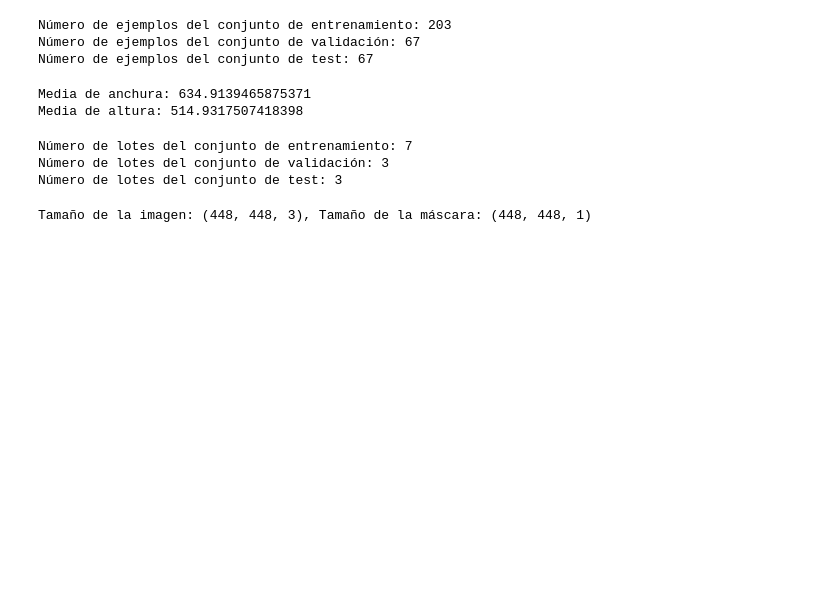
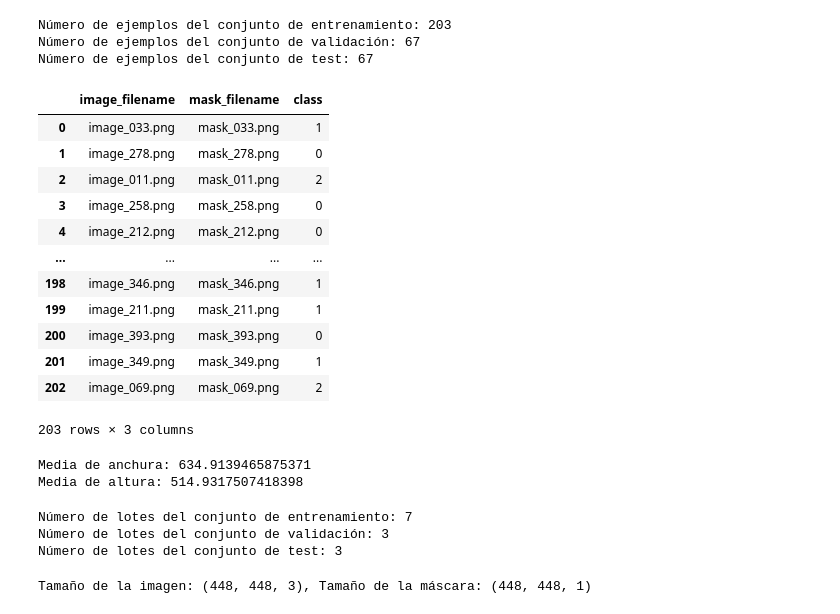
Before and after one commit to 288756/VisArtificial, a Jupyter notebook: Miniproyecto.ipynb, the cells around one changed output. Saved outputs shown, nothing was run; the diff lists cells and outputs as text; code cells hidden in the pictures; blank space fills up the shorter version.

```diff
--- a/Miniproyecto.ipynb
+++ b/Miniproyecto.ipynb
@@ -48,13 +48,4 @@ dftest = pd.read_csv(csvtest_file, dtype={"class": "category"})
 
 # Codificar las etiquetas utilizando LabelEncoder
 label_encoder = LabelEncoder()
-df['class_encoded'] = label_encoder.fit_transform(df['class'])
-
-# Convertir las etiquetas codificadas en un vector one-hot
-class_one_hot = pd.get_dummies(df['class_encoded'], prefix='class')
-
-# Renombrar las columnas del vector one-hot
-class_one_hot.columns = ['normal', 'benign', 'malignant']
-
-# Concatenar el DataFrame original con las etiquetas one-hot y la columna 'mask_filename'
-df = pd.concat([df[['image_filename', 'mask_filename']], class_one_hot], axis=1)
+df['class'] = label_encoder.fit_transform(df['class'])
@@ -162,6 +69,22 @@ dftest = dftest.reset_index(drop=True)
 Número de ejemplos del conjunto de entrenamiento: 203
 Número de ejemplos del conjunto de validación: 67
 Número de ejemplos del conjunto de test: 67
+# %%
+dftrain
+# %% [output]
+|  | image_filename | mask_filename | class |
+| 0 | image_033.png | mask_033.png | 1 |
+| 1 | image_278.png | mask_278.png | 0 |
+| 2 | image_011.png | mask_011.png | 2 |
+| 3 | image_258.png | mask_258.png | 0 |
+| 4 | image_212.png | mask_212.png | 0 |
+| ... | ... | ... | ... |
+| 198 | image_346.png | mask_346.png | 1 |
+| 199 | image_211.png | mask_211.png | 1 |
+| 200 | image_393.png | mask_393.png | 0 |
+| 201 | image_349.png | mask_349.png | 1 |
+| 202 | image_069.png | mask_069.png | 2 |
+203 rows × 3 columns
 # %%
 archivos = os.listdir(imgtrain_dir)
 anchuras = []
```
Also changed, not shown: parts of 7 cells of this notebook.
